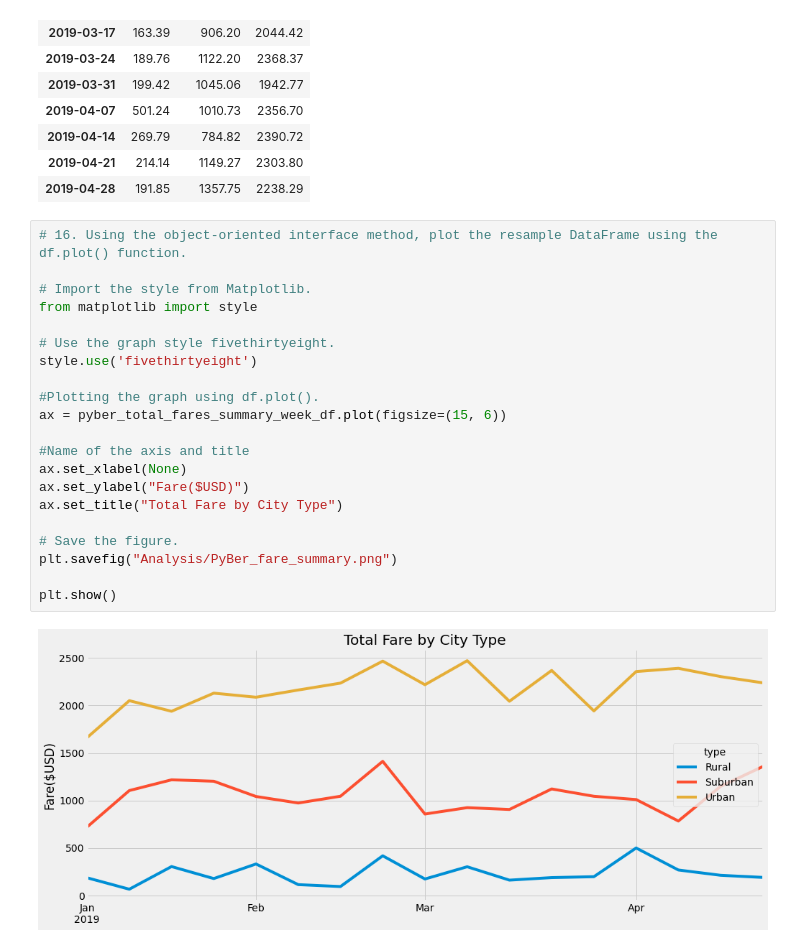
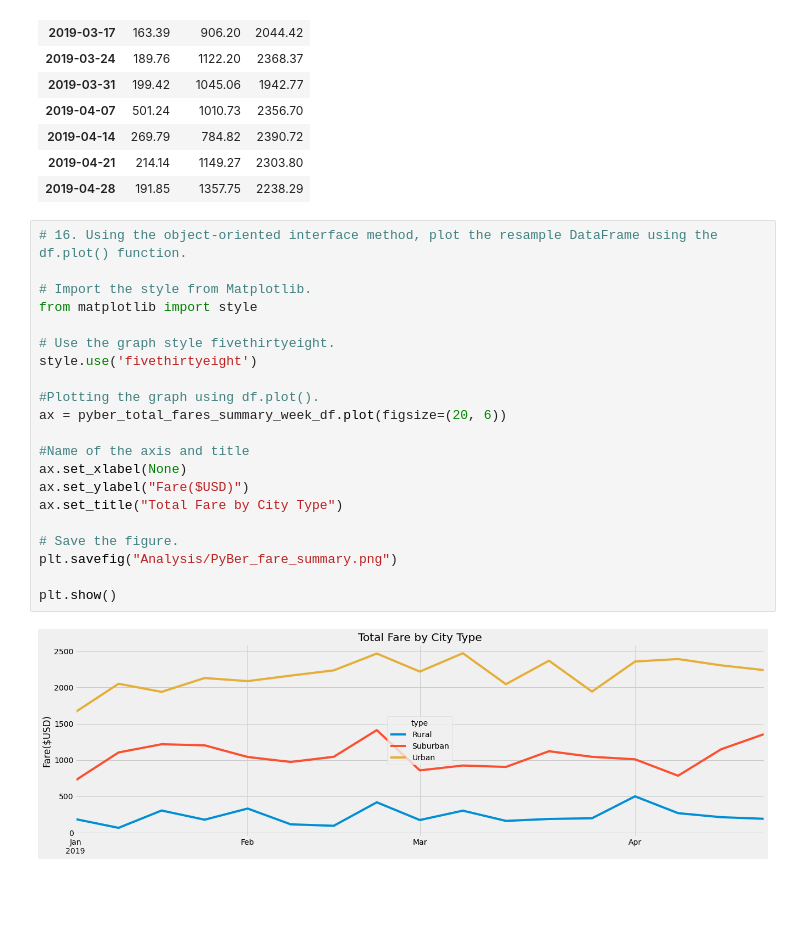
Before and after one commit to AndrejaCH/PyBer_Analysis, a Jupyter notebook: PyBer_Challenge.ipynb, the cells around one changed output. Drawn from its saved outputs; the diff is of its cells as text; blank space fills up the shorter version.

```diff
--- a/PyBer_Challenge.ipynb
+++ b/PyBer_Challenge.ipynb
@@ -231,23 +231,23 @@ pyber_total_fares_summary_week_df
 # %%
 # 16. Using the object-oriented interface method, plot the resample DataFrame using the df.plot() function.
 
 # Import the style from Matplotlib.
 from matplotlib import style
 
 # Use the graph style fivethirtyeight.
 style.use('fivethirtyeight')
 
 #Plotting the graph using df.plot().
-ax = pyber_total_fares_summary_week_df.plot(figsize=(15, 6))
+ax = pyber_total_fares_summary_week_df.plot(figsize=(20, 6))
 
 #Name of the axis and title
 ax.set_xlabel(None)
 ax.set_ylabel("Fare($USD)")
 ax.set_title("Total Fare by City Type")
 
 # Save the figure.
 plt.savefig("Analysis/PyBer_fare_summary.png")
 
 plt.show()
 # %% [output]
-[figure, old version]
+[figure, new version]
```
Also changed, not shown: 1 other file.
